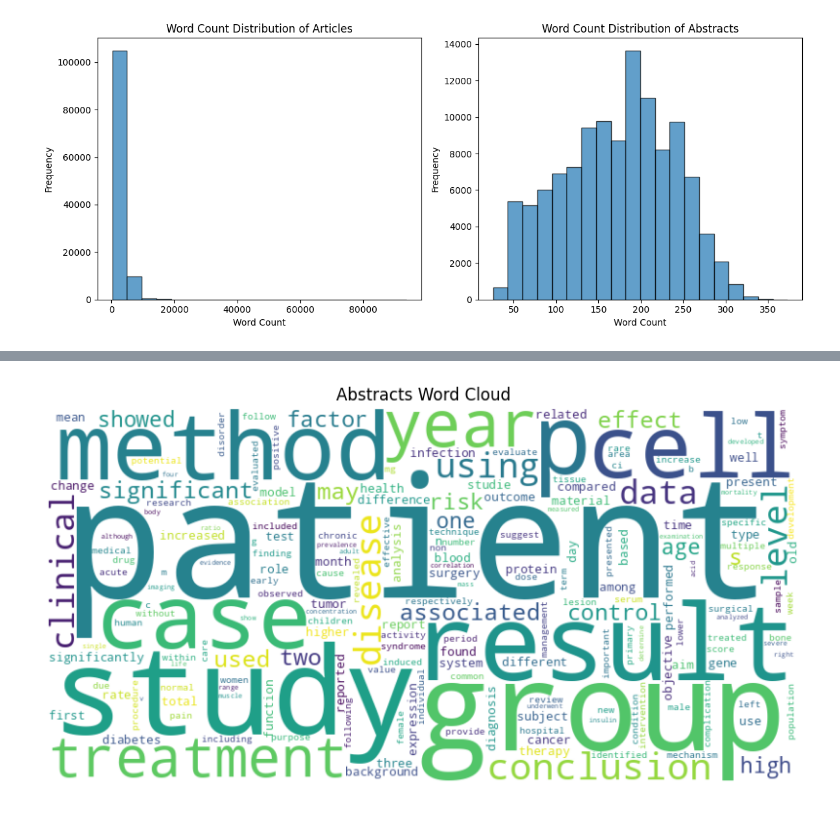
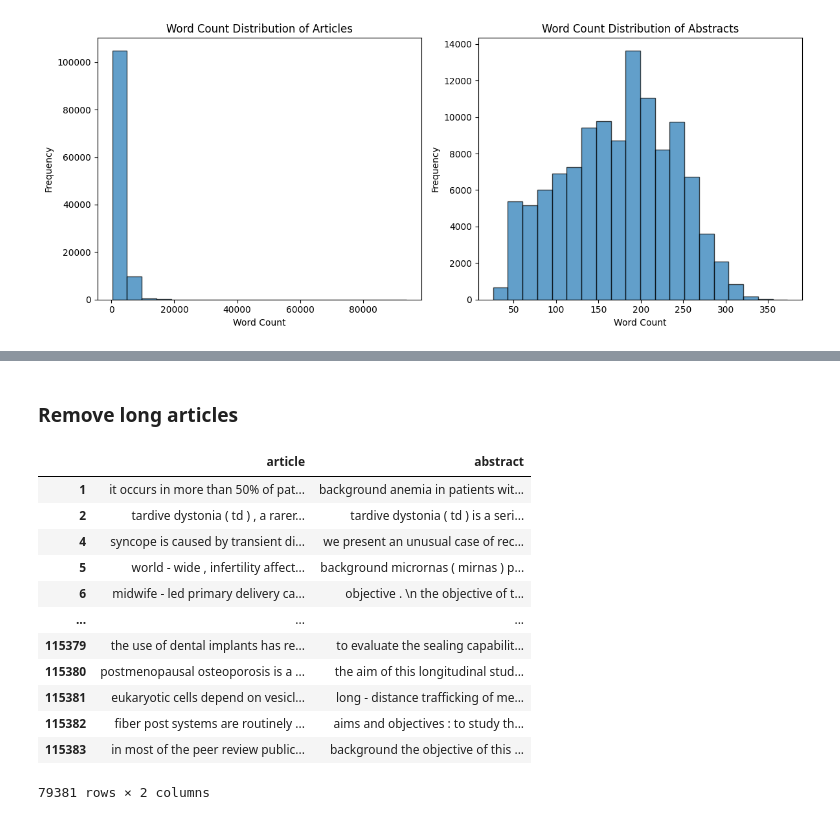
Before and after one commit to Shaz-5/med-article-summarize, a Jupyter notebook: main/data_load_preprocess.ipynb, the cells around one changed output, grey strips where cells are left out. Saved outputs shown, nothing was run; the diff lists cells and outputs as text; code cells hidden in the pictures.

```diff
--- a/main/data_load_preprocess.ipynb
+++ b/main/data_load_preprocess.ipynb
@@ -1229,5 +1228,22 @@ plot_wordcloud(train_df, 'article', title='Articles Word Cloud')
-# %%
-# article wordcloud
-plot_wordcloud(train_df, 'abstract', title='Abstracts Word Cloud')
-# %% [output]
-[figure, removed]
+# %% [markdown]
+### Remove long articles
+# %%
+# we can see that there are some outlier long articles
+# remove long articles (> 3000 words)
+
+train_df = train_df[total_article_word_count < 3000]
+train_df
+# %% [output]
+|  | article | abstract |
+| 1 | it occurs in more than 50% of pat... | background anemia in patients wit... |
+| 2 | tardive dystonia ( td ) , a rarer... | tardive dystonia ( td ) is a seri... |
+| 4 | syncope is caused by transient di... | we present an unusual case of rec... |
+| 5 | world - wide , infertility affect... | background micrornas ( mirnas ) p... |
+| 6 | midwife - led primary delivery ca... | objective . \n the objective of t... |
+| ... | ... | ... |
+| 115379 | the use of dental implants has re... | to evaluate the sealing capabilit... |
+| 115380 | postmenopausal osteoporosis is a ... | the aim of this longitudinal stud... |
+| 115381 | eukaryotic cells depend on vesicl... | long - distance trafficking of me... |
+| 115382 | fiber post systems are routinely ... | aims and objectives : to study th... |
+| 115383 | in most of the peer review public... | background the objective of this ... |
+79381 rows × 2 columns
```
Also changed, not shown: parts of 14 cells of this notebook.
